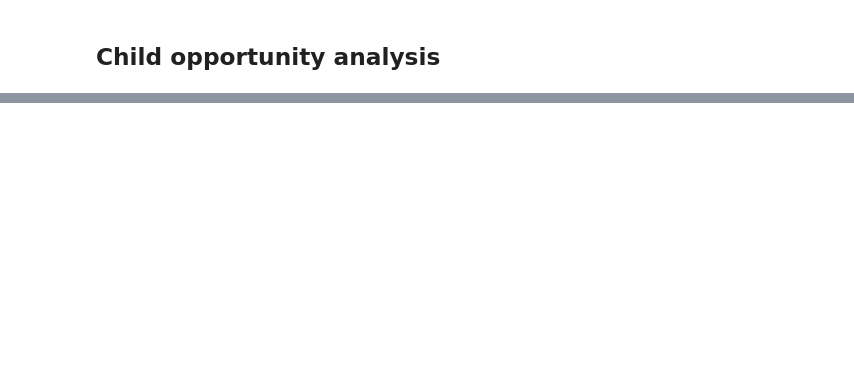
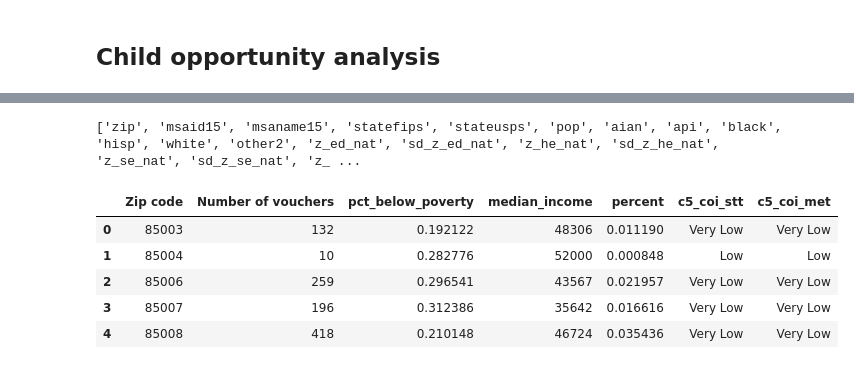
Before and after one commit to amyq96/quick-analyses, a Jupyter notebook: section-8/analyze-voucher-zips.ipynb, the cells around one changed output, grey strips where cells are left out. Drawn from its saved outputs; the diff is of its cells as text; code cells hidden in the pictures; blank space fills up the shorter version.

```diff
--- a/section-8/analyze-voucher-zips.ipynb
+++ b/section-8/analyze-voucher-zips.ipynb
@@ -172,0 +257,3 @@ TK
+# %%
+#child opportunity index by zip code data
+coi = pd.read_csv('/Users/amyqin/Documents/data/source/child_opp_index_2020_zipcodes/2020.csv',)
@@ -172,0 +280,16 @@ TK
+# %%
+print(coi.columns.tolist())
+# %% [output]
+['zip', 'msaid15', 'msaname15', 'statefips', 'stateusps', 'pop', 'aian', 'api', 'black', 'hisp', 'white', 'other2', 'z_ed_nat', 'sd_z_ed_nat', 'z_he_nat', 'sd_z_he_nat', 'z_se_nat', 'sd_z_se_nat', 'z_ ...
+# %%
+vouchers_coi = pd.merge(vouchers, coi[['zip','c5_coi_stt', 'c5_coi_met']], how='left', left_on='Zip code', right_on='zip')
+vouchers_coi = vouchers_coi.drop('zip', axis=1)
+# %%
+vouchers_coi.head()
+# %% [output]
+|  | Zip code | Number of vouchers | pct_below_poverty | median_income | percent | c5_coi_stt | c5_coi_met |
+| 0 | 85003 | 132 | 0.192122 | 48306 | 0.011190 | Very Low | Very Low |
+| 1 | 85004 | 10 | 0.282776 | 52000 | 0.000848 | Low | Low |
+| 2 | 85006 | 259 | 0.296541 | 43567 | 0.021957 | Very Low | Very Low |
+| 3 | 85007 | 196 | 0.312386 | 35642 | 0.016616 | Very Low | Very Low |
+| 4 | 85008 | 418 | 0.210148 | 46724 | 0.035436 | Very Low | Very Low |
```
Also changed, not shown: parts of 33 cells of this notebook.
